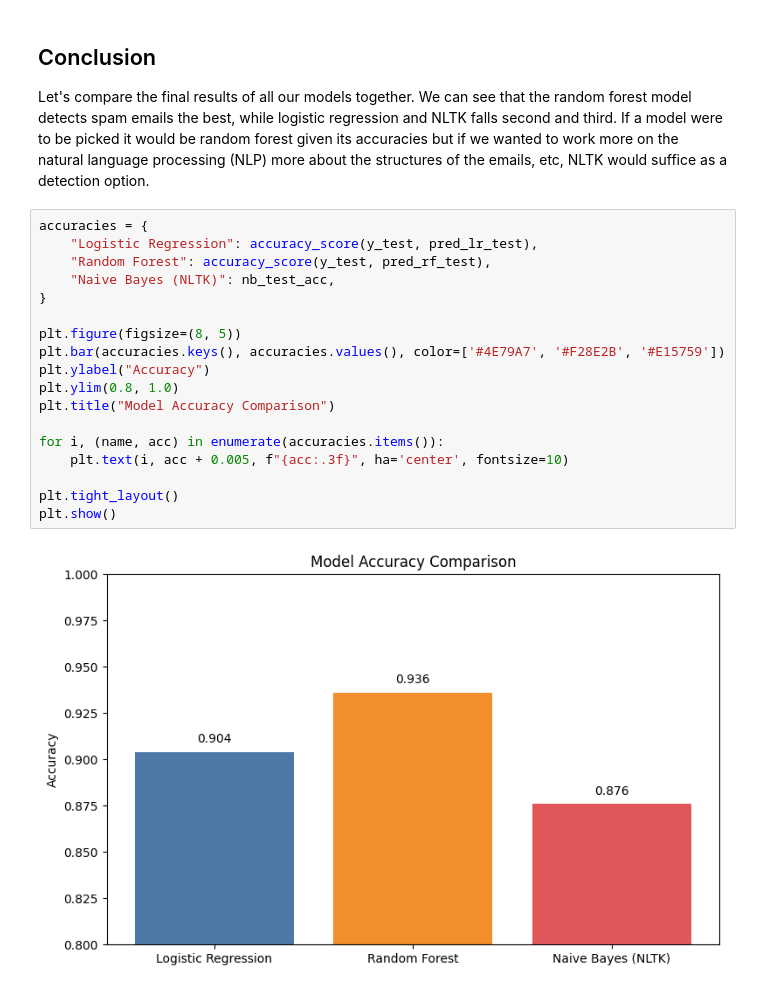
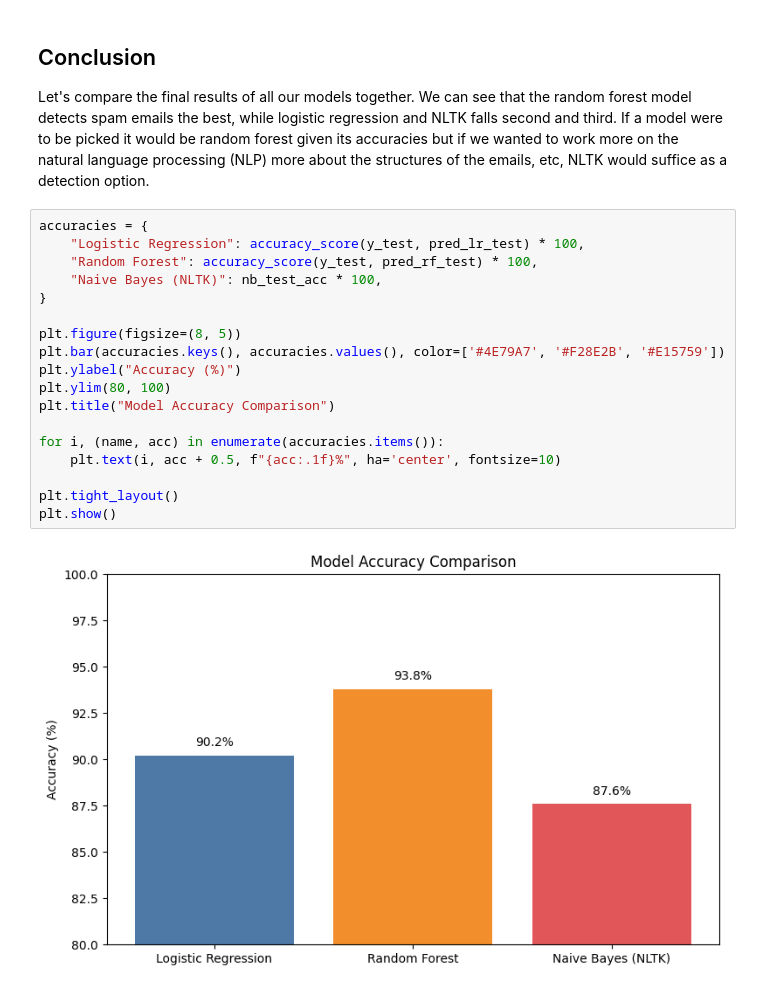
Before and after one commit to hellojohncruz/DATA-620, a Jupyter notebook: Document Classification/doc_classifier.ipynb, the cells around one changed output. Drawn from its saved outputs; the diff is of its cells as text.

```diff
--- a/Document Classification/doc_classifier.ipynb
+++ b/Document Classification/doc_classifier.ipynb
@@ -304,21 +304,21 @@ dtype: float64
 Let's compare the final results of all our models together. We can see that the random forest model detects spam emails the best, while logistic regression and NLTK falls second and third. If a model were to be picked it would be random forest given its accuracies but if we wanted to work more on the natural language processing (NLP) more about the structures of the emails, etc, NLTK would suffice as a detection option.
 # %%
 accuracies = {
-    "Logistic Regression": accuracy_score(y_test, pred_lr_test),
-    "Random Forest": accuracy_score(y_test, pred_rf_test),
-    "Naive Bayes (NLTK)": nb_test_acc,
+    "Logistic Regression": accuracy_score(y_test, pred_lr_test) * 100,
+    "Random Forest": accuracy_score(y_test, pred_rf_test) * 100,
+    "Naive Bayes (NLTK)": nb_test_acc * 100,
 }
 
 plt.figure(figsize=(8, 5))
 plt.bar(accuracies.keys(), accuracies.values(), color=['#4E79A7', '#F28E2B', '#E15759'])
-plt.ylabel("Accuracy")
-plt.ylim(0.8, 1.0)
+plt.ylabel("Accuracy (%)")
+plt.ylim(80, 100)
 plt.title("Model Accuracy Comparison")
 
 for i, (name, acc) in enumerate(accuracies.items()):
-    plt.text(i, acc + 0.005, f"{acc:.3f}", ha='center', fontsize=10)
+    plt.text(i, acc + 0.5, f"{acc:.1f}%", ha='center', fontsize=10)
 
 plt.tight_layout()
 plt.show()
 # %% [output]
-[figure, old version]
+[figure, new version]
```
Also changed, not shown: parts of 9 cells of this notebook.
